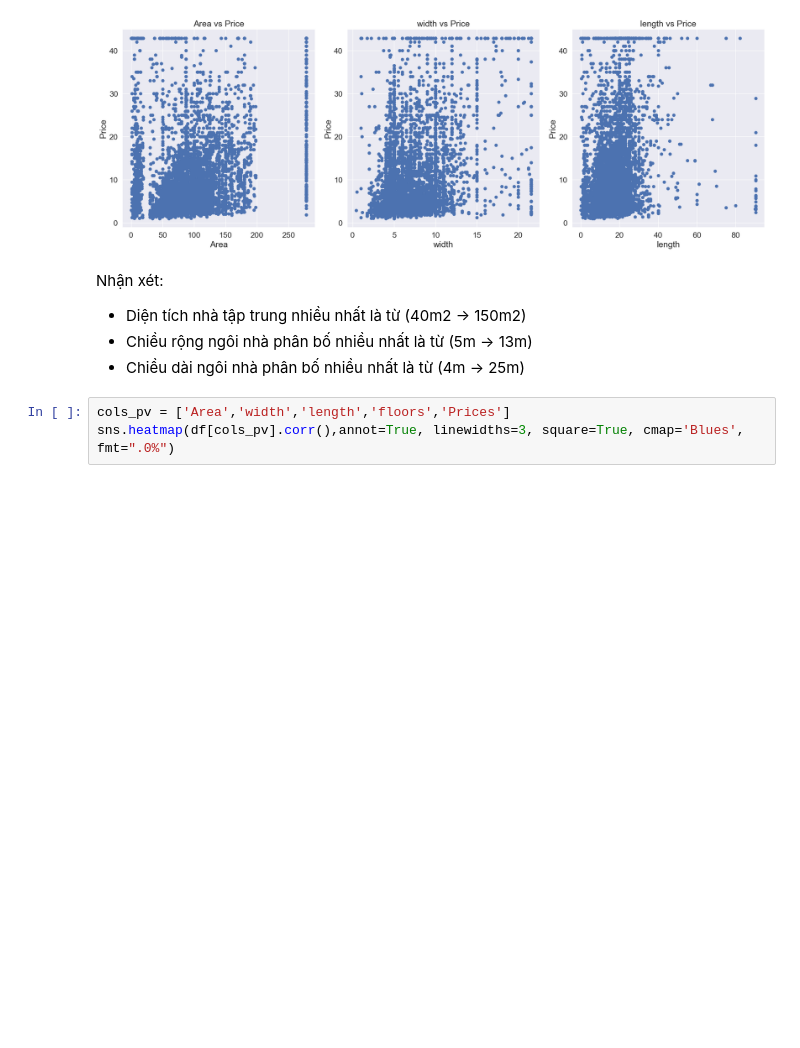
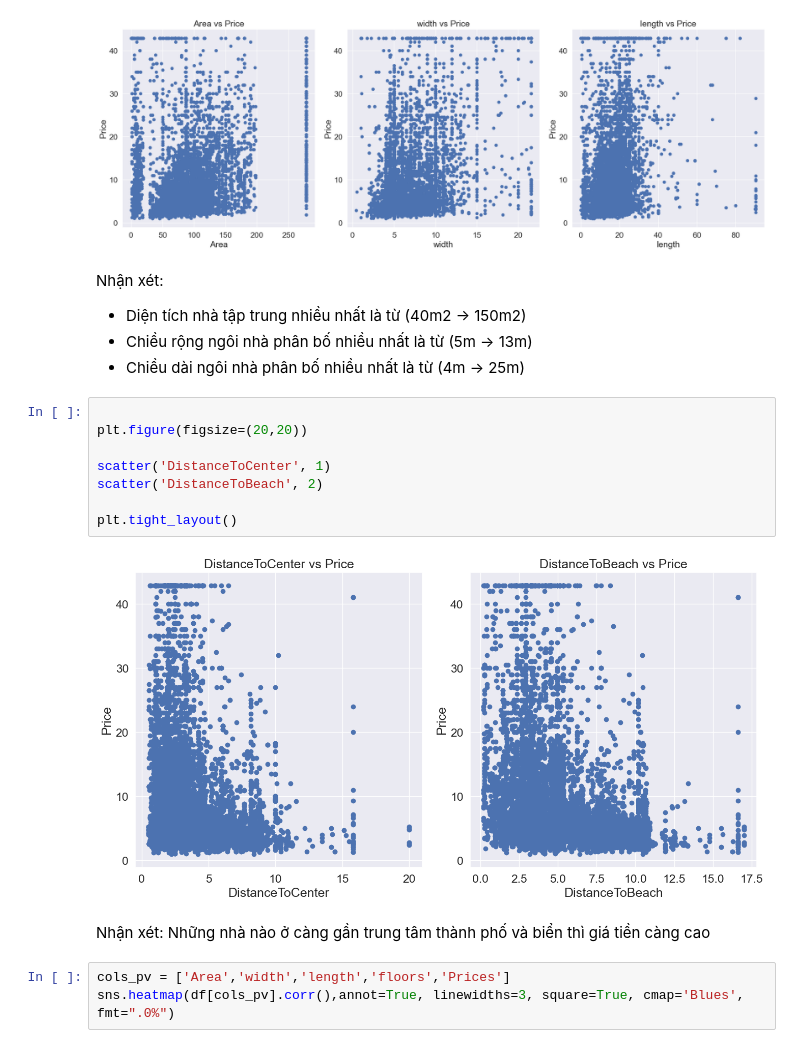
Before and after one commit to Truongquangkhang/Real_estate_in_DaNang, a Jupyter notebook: Khang/Real_ESTATE.ipynb, the cells around one changed output. Drawn from its saved outputs; the diff is of its cells as text; blank space fills up the shorter version.

```diff
--- a/Khang/Real_ESTATE.ipynb
+++ b/Khang/Real_ESTATE.ipynb
@@ -596,6 +642,18 @@ Nhận xét:
 - Diện tích nhà tập trung nhiều nhất là từ (40m2 -> 150m2)
 - Chiều rộng ngôi nhà phân bố nhiều nhất là từ (5m -> 13m)
 - Chiều dài ngôi nhà phân bố nhiều nhất là từ (4m -> 25m)
+# %%
+
+plt.figure(figsize=(20,20))
+
+scatter('DistanceToCenter', 1)
+scatter('DistanceToBeach', 2)
+
+plt.tight_layout()
+# %% [output]
+[figure, added]
+# %% [markdown]
+Nhận xét: Những nhà nào ở càng gần trung tâm thành phố và biển thì giá tiền càng cao
 # %%
 cols_pv = ['Area','width','length','floors','Prices']
 sns.heatmap(df[cols_pv].corr(),annot=True, linewidths=3, square=True, cmap='Blues', fmt=".0%")
```
Also changed, not shown: parts of 63 cells of this notebook.
